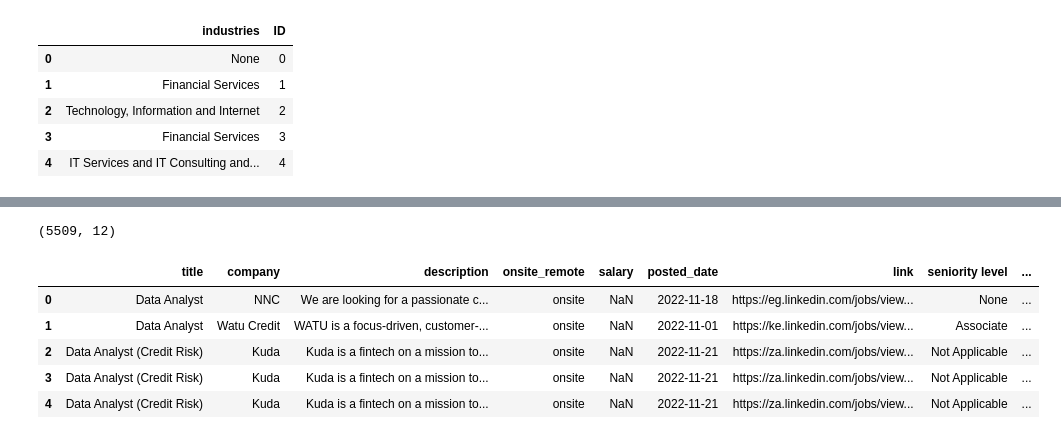
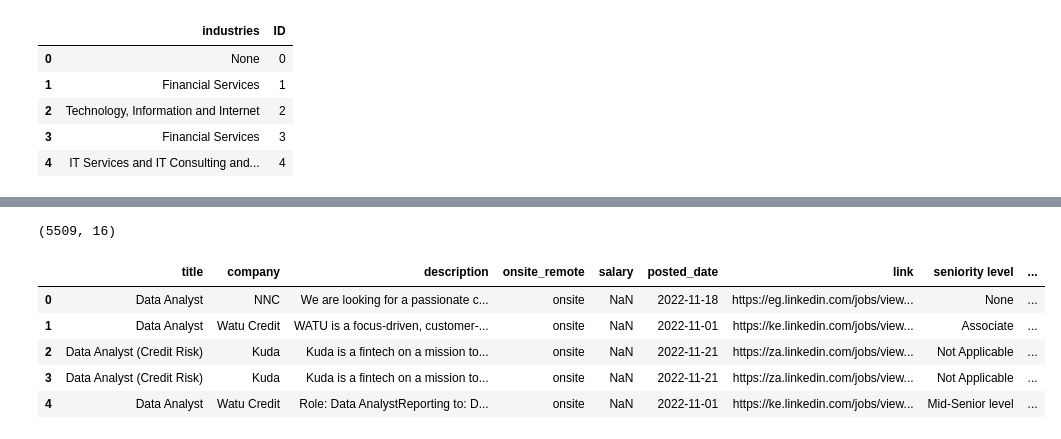
Before and after one commit to ilesanmi-007/LinkedIn-Jobs-for-Africa, a Jupyter notebook: Linkedin_Jobs_Africa.ipynb, the cells around one changed output, grey strips where cells are left out. Drawn from its saved outputs; the diff is of its cells as text; code cells hidden in the pictures.

```diff
--- a/Linkedin_Jobs_Africa.ipynb
+++ b/Linkedin_Jobs_Africa.ipynb
@@ -125,0 +179,3 @@ df_new = pd.merge(df, industries_df, on='ID', how='left')
+# %%
+df_new_['ID'] = df_new_.index
+df_new_.head()
@@ -126,6 +198,9 @@ df_new = pd.merge(df, industries_df, on='ID', how='left')
 # %%
 # drop the original Industry column
-df_new.drop(columns=['industries', 'criteria','index_x', 'index_y', 'ID'], inplace=True)
+# drop the original Industry column
+df_new.drop(columns=['industries', 'criteria', 'index', 'ID'], inplace=True)
+
+df_new_.drop(columns=['industries', 'criteria', 'index', 'ID'], inplace=True)
 # %%
 df_new.head()
 # %% [output]
@@ -138,16 +213,20 @@ df_new.head()
-# %%
-df_new.shape
-# %% [output]
-(5509, 12)
+# %%
+
+df_new.shape
+# %% [output]
+(5509, 16)
 # %%
-df_new['Country'] = df['location'].apply(lambda x: x.split(',')[-1].strip())
+df_new['Country'] = df_new['location'].apply(lambda x: x.split(',')[-1].strip())
 df_new.drop(columns='location', inplace=True)
+
+df_new_['Country'] = df_new_['location'].apply(lambda x: x.split(',')[-1].strip())
+df_new_.drop(columns='location', inplace=True)
 # %%
-df_new.head()
+df_new_.head()
 # %% [output]
 |  | title | company | description | onsite_remote | salary | posted_date | link | seniority level | ... |
 | 0 | Data Analyst | NNC | We are looking for a passionate c... | onsite | NaN | 2022-11-18 | https://eg.linkedin.com/jobs/view... | None | ... |
 | 1 | Data Analyst | Watu Credit | WATU is a focus-driven, customer-... | onsite | NaN | 2022-11-01 | https://ke.linkedin.com/jobs/view... | Associate | ... |
 | 2 | Data Analyst (Credit Risk) | Kuda | Kuda is a fintech on a mission to... | onsite | NaN | 2022-11-21 | https://za.linkedin.com/jobs/view... | Not Applicable | ... |
 | 3 | Data Analyst (Credit Risk) | Kuda | Kuda is a fintech on a mission to... | onsite | NaN | 2022-11-21 | https://za.linkedin.com/jobs/view... | Not Applicable | ... |
-| 4 | Data Analyst (Credit Risk) | Kuda | Kuda is a fintech on a mission to... | onsite | NaN | 2022-11-21 | https://za.linkedin.com/jobs/view... | Not Applicable | ... |
+| 4 | Data Analyst | Watu Credit | Role: Data AnalystReporting to: D... | onsite | NaN | 2022-11-01 | https://ke.linkedin.com/jobs/view... | Mid-Senior level | ... |
```
Also changed, not shown: parts of 21 cells of this notebook.
